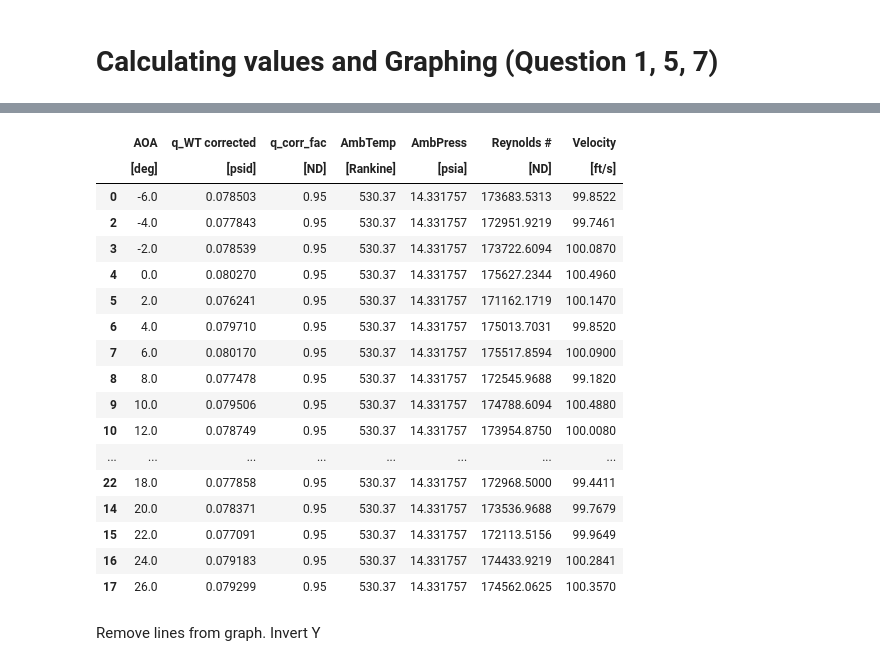
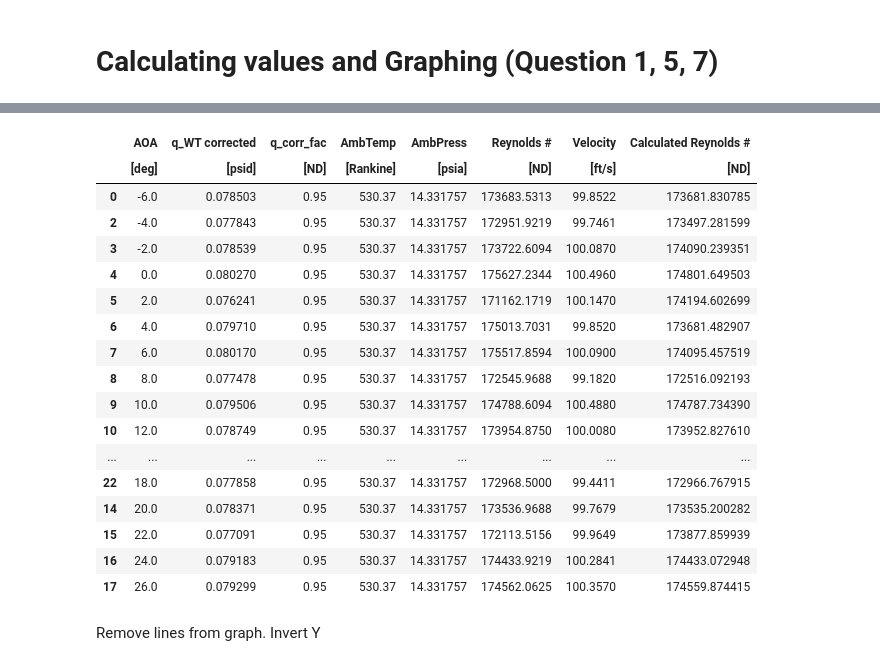
Before and after one commit to insfyre/ae460-fa24-abx, a Jupyter notebook: lab2/calculations.ipynb, the cells around one changed output, grey strips where cells are left out. Cells and saved outputs as stored; diff of their text form; code cells hidden in the pictures.

Commit message:
Removed duplicate rows and added reynolds number calcs

```diff
--- a/lab2/calculations.ipynb
+++ b/lab2/calculations.ipynb
@@ -17,7 +28,7 @@ velocities = np.array([99.8522, 99.4136, 99.7461, 100.087,\
 
 side_data[('Velocity', '[ft/s]')] = velocities
 side_data.sort_values(by=[(' AOA', ' [deg]')], inplace=True)
-# side_data.drop_duplicates(subset=(' AOA', ' [deg]'), inplace=True) # Not needed i think
+side_data.drop_duplicates(subset=(' AOA', ' [deg]'), inplace=True) # Not needed i think
 side_data.drop(index=1, inplace=True) # dropping the row associated with aoa = -8 as it messes up the scale on the data
 side_data
 # %% [output]
@@ -271,33 +282,36 @@ plt.show()
 [figure]
 [figure]
 # %%
-# TODO: Calculate the Reynolds number
-# chord_length = 3.5 / 12 # convert inches to feet
-# density = 1.936 # slug/ft^3
-# V = side_data['Velocity'].values
-# viscocity = 3.737e-7 # slug/ft-s
-# R = (density * V * chord_length) / viscocity
-# side_data[('Calculated Reynolds #', '[ND]')] = R
+chord_length = 3.5 / 12 # convert inches to feet
+
+# density caluculated using ideal gas law
+density = (side_data[' AmbPress'].values*144) / (1716 * side_data[' AmbTemp'].values)
+V = side_data['Velocity'].values
+
+# viscocity calculated using fomula from Prof Merret's 442 lecture slides
+viscocity = (2.2697e-8 * side_data[' AmbTemp'].values**(3/2)) / (side_data[' AmbTemp'].values + 198.72)
+R = (density * V * chord_length) / viscocity
+side_data[('Calculated Reynolds #', '[ND]')] = R
 side_data
 # %% [output]
-|  | AOA | q_WT corrected | q_corr_fac | AmbTemp | AmbPress | Reynolds # | Velocity |
-|  | [deg] | [psid] | [ND] | [Rankine] | [psia] | [ND] | [ft/s] |
-| 0 | -6.0 | 0.078503 | 0.95 | 530.37 | 14.331757 | 173683.5313 | 99.8522 |
-| 2 | -4.0 | 0.077843 | 0.95 | 530.37 | 14.331757 | 172951.9219 | 99.7461 |
-| 3 | -2.0 | 0.078539 | 0.95 | 530.37 | 14.331757 | 173722.6094 | 100.0870 |
-| 4 | 0.0 | 0.080270 | 0.95 | 530.37 | 14.331757 | 175627.2344 | 100.4960 |
-| 5 | 2.0 | 0.076241 | 0.95 | 530.37 | 14.331757 | 171162.1719 | 100.1470 |
-| 6 | 4.0 | 0.079710 | 0.95 | 530.37 | 14.331757 | 175013.7031 | 99.8520 |
-| 7 | 6.0 | 0.080170 | 0.95 | 530.37 | 14.331757 | 175517.8594 | 100.0900 |
-| 8 | 8.0 | 0.077478 | 0.95 | 530.37 | 14.331757 | 172545.9688 | 99.1820 |
-| 9 | 10.0 | 0.079506 | 0.95 | 530.37 | 14.331757 | 174788.6094 | 100.4880 |
-| 10 | 12.0 | 0.078749 | 0.95 | 530.37 | 14.331757 | 173954.8750 | 100.0080 |
-| ... | ... | ... | ... | ... | ... | ... | ... |
-| 22 | 18.0 | 0.077858 | 0.95 | 530.37 | 14.331757 | 172968.5000 | 99.4411 |
-| 14 | 20.0 | 0.078371 | 0.95 | 530.37 | 14.331757 | 173536.9688 | 99.7679 |
-| 15 | 22.0 | 0.077091 | 0.95 | 530.37 | 14.331757 | 172113.5156 | 99.9649 |
-| 16 | 24.0 | 0.079183 | 0.95 | 530.37 | 14.331757 | 174433.9219 | 100.2841 |
-| 17 | 26.0 | 0.079299 | 0.95 | 530.37 | 14.331757 | 174562.0625 | 100.3570 |
+|  | AOA | q_WT corrected | q_corr_fac | AmbTemp | AmbPress | Reynolds # | Velocity | Calculated Reynolds # |
+|  | [deg] | [psid] | [ND] | [Rankine] | [psia] | [ND] | [ft/s] | [ND] |
+| 0 | -6.0 | 0.078503 | 0.95 | 530.37 | 14.331757 | 173683.5313 | 99.8522 | 173681.830785 |
+| 2 | -4.0 | 0.077843 | 0.95 | 530.37 | 14.331757 | 172951.9219 | 99.7461 | 173497.281599 |
+| 3 | -2.0 | 0.078539 | 0.95 | 530.37 | 14.331757 | 173722.6094 | 100.0870 | 174090.239351 |
+| 4 | 0.0 | 0.080270 | 0.95 | 530.37 | 14.331757 | 175627.2344 | 100.4960 | 174801.649503 |
+| 5 | 2.0 | 0.076241 | 0.95 | 530.37 | 14.331757 | 171162.1719 | 100.1470 | 174194.602699 |
+| 6 | 4.0 | 0.079710 | 0.95 | 530.37 | 14.331757 | 175013.7031 | 99.8520 | 173681.482907 |
+| 7 | 6.0 | 0.080170 | 0.95 | 530.37 | 14.331757 | 175517.8594 | 100.0900 | 174095.457519 |
+| 8 | 8.0 | 0.077478 | 0.95 | 530.37 | 14.331757 | 172545.9688 | 99.1820 | 172516.092193 |
+| 9 | 10.0 | 0.079506 | 0.95 | 530.37 | 14.331757 | 174788.6094 | 100.4880 | 174787.734390 |
+| 10 | 12.0 | 0.078749 | 0.95 | 530.37 | 14.331757 | 173954.8750 | 100.0080 | 173952.827610 |
+| ... | ... | ... | ... | ... | ... | ... | ... | ... |
+| 22 | 18.0 | 0.077858 | 0.95 | 530.37 | 14.331757 | 172968.5000 | 99.4411 | 172966.767915 |
+| 14 | 20.0 | 0.078371 | 0.95 | 530.37 | 14.331757 | 173536.9688 | 99.7679 | 173535.200282 |
+| 15 | 22.0 | 0.077091 | 0.95 | 530.37 | 14.331757 | 172113.5156 | 99.9649 | 173877.859939 |
+| 16 | 24.0 | 0.079183 | 0.95 | 530.37 | 14.331757 | 174433.9219 | 100.2841 | 174433.072948 |
+| 17 | 26.0 | 0.079299 | 0.95 | 530.37 | 14.331757 | 174562.0625 | 100.3570 | 174559.874415 |
 # %% [markdown]
 Remove lines from graph. Invert Y
 # %%
```
Also changed, not shown: parts of 4 cells of this notebook.
